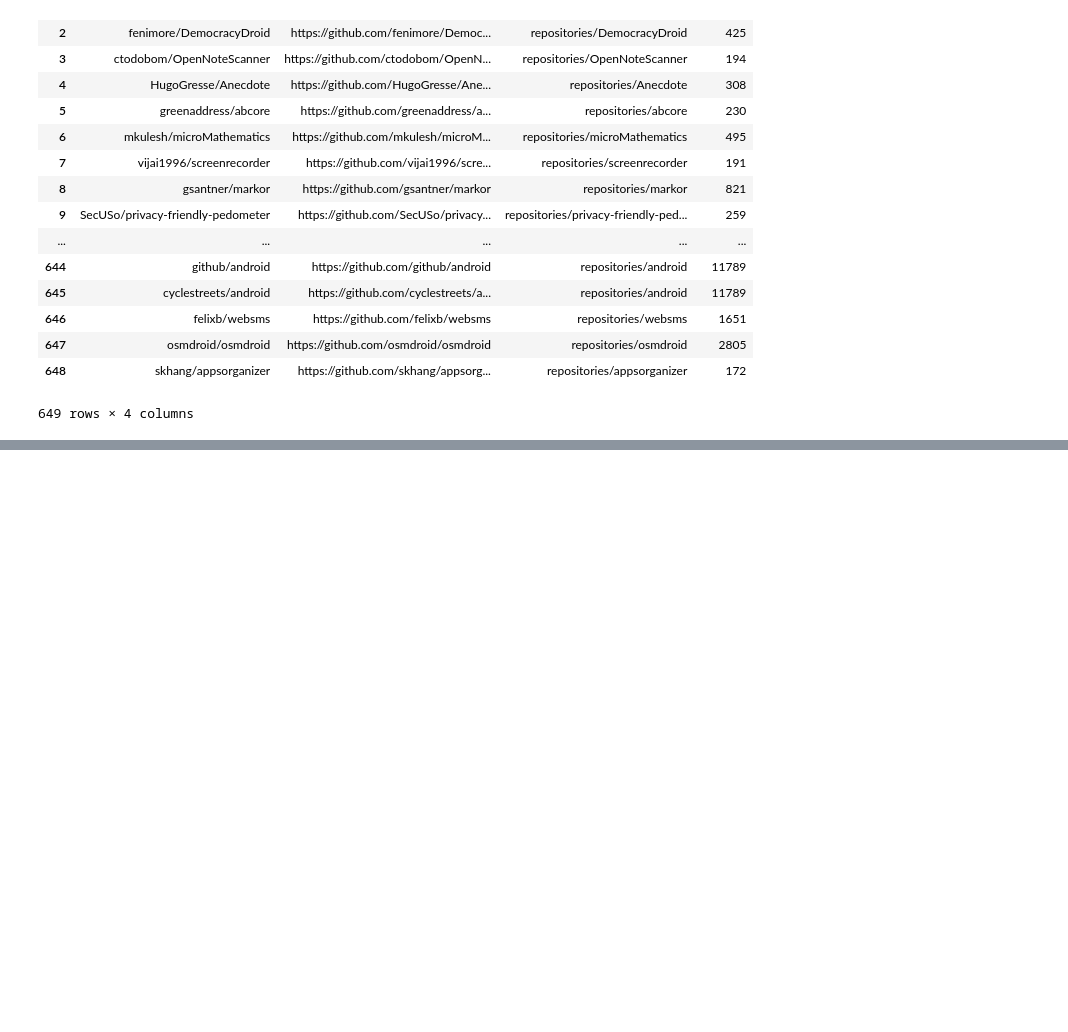
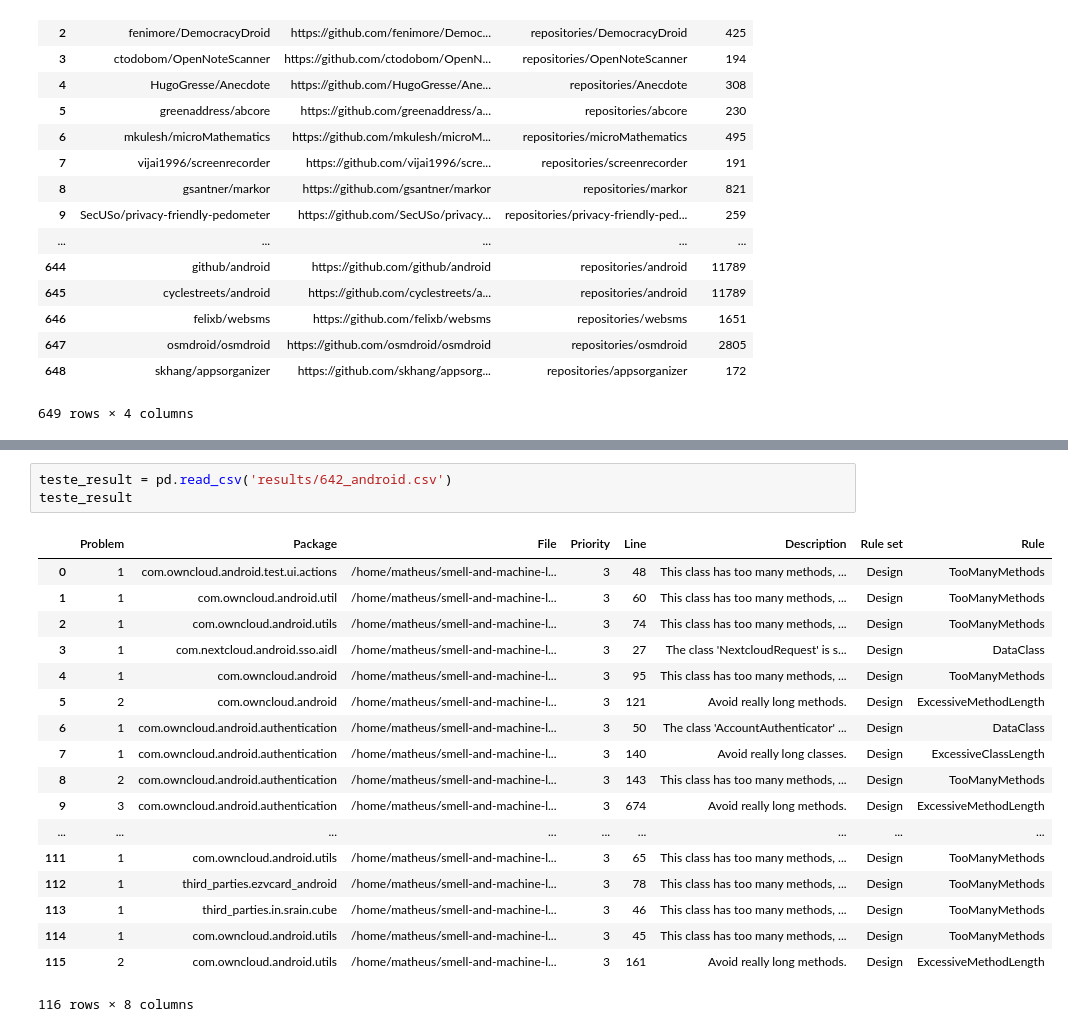
Before and after one commit to cmFodWx5YWRhdjEyMTA5/smell-and-machine-learning, a Jupyter notebook: dataset_smell.ipynb, the cells around one changed output, grey strips where cells are left out. Drawn from its saved outputs; the diff is of its cells as text; blank space fills up the shorter version.

Commit message:
result csv

```diff
--- a/dataset_smell.ipynb
+++ b/dataset_smell.ipynb
@@ -148,0 +149,22 @@ runing PMD in repository andstatus/andstatus...
+# %%
+teste_result = pd.read_csv('results/642_android.csv')
+teste_result
+# %% [output]
+|  | Problem | Package | File | Priority | Line | Description | Rule set | Rule |
+| 0 | 1 | com.owncloud.android.test.ui.actions | /home/matheus/smell-and-machine-l... | 3 | 48 | This class has too many methods, ... | Design | TooManyMethods |
+| 1 | 1 | com.owncloud.android.util | /home/matheus/smell-and-machine-l... | 3 | 60 | This class has too many methods, ... | Design | TooManyMethods |
+| 2 | 1 | com.owncloud.android.utils | /home/matheus/smell-and-machine-l... | 3 | 74 | This class has too many methods, ... | Design | TooManyMethods |
+| 3 | 1 | com.nextcloud.android.sso.aidl | /home/matheus/smell-and-machine-l... | 3 | 27 | The class 'NextcloudRequest' is s... | Design | DataClass |
+| 4 | 1 | com.owncloud.android | /home/matheus/smell-and-machine-l... | 3 | 95 | This class has too many methods, ... | Design | TooManyMethods |
+| 5 | 2 | com.owncloud.android | /home/matheus/smell-and-machine-l... | 3 | 121 | Avoid really long methods. | Design | ExcessiveMethodLength |
+| 6 | 1 | com.owncloud.android.authentication | /home/matheus/smell-and-machine-l... | 3 | 50 | The class 'AccountAuthenticator' ... | Design | DataClass |
+| 7 | 1 | com.owncloud.android.authentication | /home/matheus/smell-and-machine-l... | 3 | 140 | Avoid really long classes. | Design | ExcessiveClassLength |
+| 8 | 2 | com.owncloud.android.authentication | /home/matheus/smell-and-machine-l... | 3 | 143 | This class has too many methods, ... | Design | TooManyMethods |
+| 9 | 3 | com.owncloud.android.authentication | /home/matheus/smell-and-machine-l... | 3 | 674 | Avoid really long methods. | Design | ExcessiveMethodLength |
+| ... | ... | ... | ... | ... | ... | ... | ... | ... |
+| 111 | 1 | com.owncloud.android.utils | /home/matheus/smell-and-machine-l... | 3 | 65 | This class has too many methods, ... | Design | TooManyMethods |
+| 112 | 1 | third_parties.ezvcard_android | /home/matheus/smell-and-machine-l... | 3 | 78 | This class has too many methods, ... | Design | TooManyMethods |
+| 113 | 1 | third_parties.in.srain.cube | /home/matheus/smell-and-machine-l... | 3 | 46 | This class has too many methods, ... | Design | TooManyMethods |
+| 114 | 1 | com.owncloud.android.utils | /home/matheus/smell-and-machine-l... | 3 | 45 | This class has too many methods, ... | Design | TooManyMethods |
+| 115 | 2 | com.owncloud.android.utils | /home/matheus/smell-and-machine-l... | 3 | 161 | Avoid really long methods. | Design | ExcessiveMethodLength |
+116 rows × 8 columns
```
Also changed, not shown: parts of 1 cell of this notebook.
